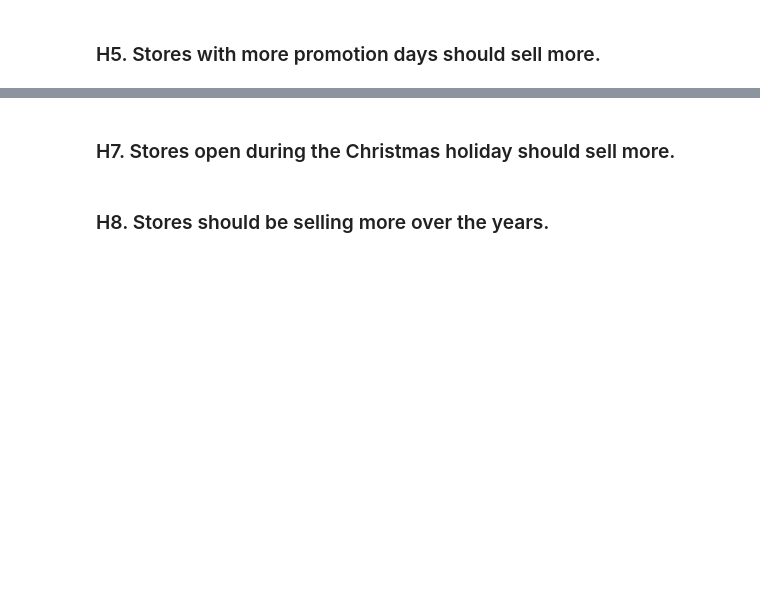
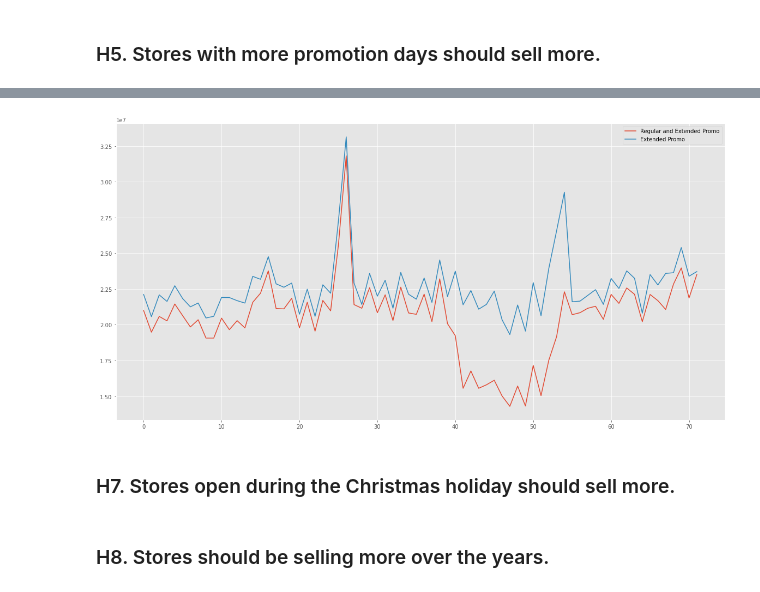
Before and after one commit to vfamim/Rossman-Sales, a Jupyter notebook: notebook/c01_01_Rossman.ipynb, the cells around one changed output, grey strips where cells are left out. Saved outputs shown, nothing was run; the diff lists cells and outputs as text; code cells hidden in the pictures; blank space fills up the shorter version.

```diff
--- a/notebook/c01_01_Rossman.ipynb
+++ b/notebook/c01_01_Rossman.ipynb
@@ -654,3 +697,16 @@ plt.show()
+# %%
+# participate in promo and extended promo
+aux1 = df4.query('promo == 1 & promo2 == 1')[['year_week', 'sales']].groupby('year_week').sum().reset_index()
+# participate in promo and not in extended promo
+aux2 = df4.query('promo == 1 & promo2 == 0')[['year_week', 'sales']].groupby('year_week').sum().reset_index()
+
+# plot
+ax = aux1.plot()
+aux2.plot(ax=ax)
+ax.legend(labels=['Regular and Extended Promo', 'Extended Promo'])
+plt.show()
+# %% [output]
+[figure, added]
 # %% [markdown]
 ### H7. Stores open during the Christmas holiday should sell more.
 # %% [markdown]
```
Also changed, not shown: parts of 7 cells of this notebook.
